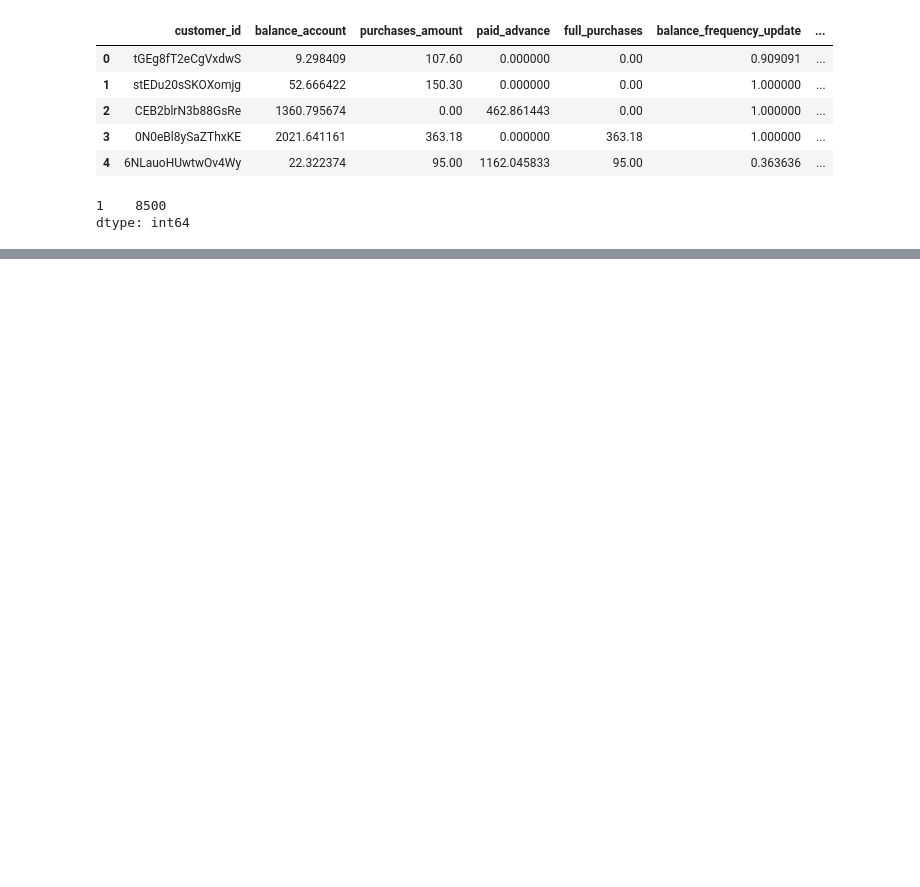
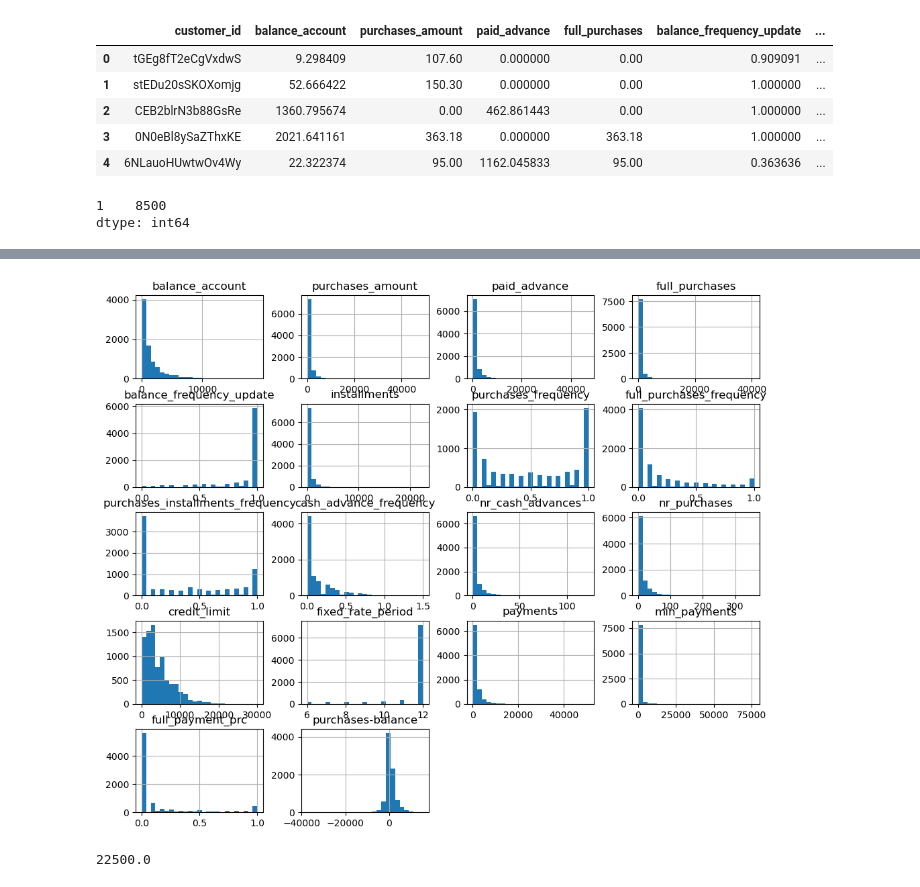
Before and after one commit to Rojoser/Credit-Card-Segmentation, a Jupyter notebook: Agus/Customer_Segmentation_Outlier_Detection.ipynb, the cells around one changed output, grey strips where cells are left out. Saved outputs shown, nothing was run; the diff lists cells and outputs as text; code cells hidden in the pictures; blank space fills up the shorter version.

```diff
--- a/Agus/Customer_Segmentation_Outlier_Detection.ipynb
+++ b/Agus/Customer_Segmentation_Outlier_Detection.ipynb
@@ -70,0 +47,8 @@ sns.heatmap(corr_high, annot = True, ax=axes[1])
+# %%
+X.hist(bins=25);
+# %% [output]
+[figure, added]
+# %%
+X['installments'].max()
+# %% [output]
+22500.0
```
Also changed, not shown: parts of 23 cells of this notebook, 1 other file.
